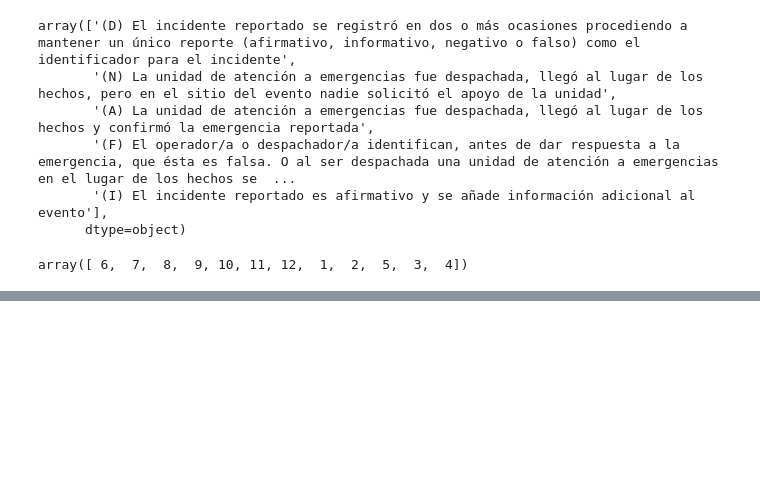
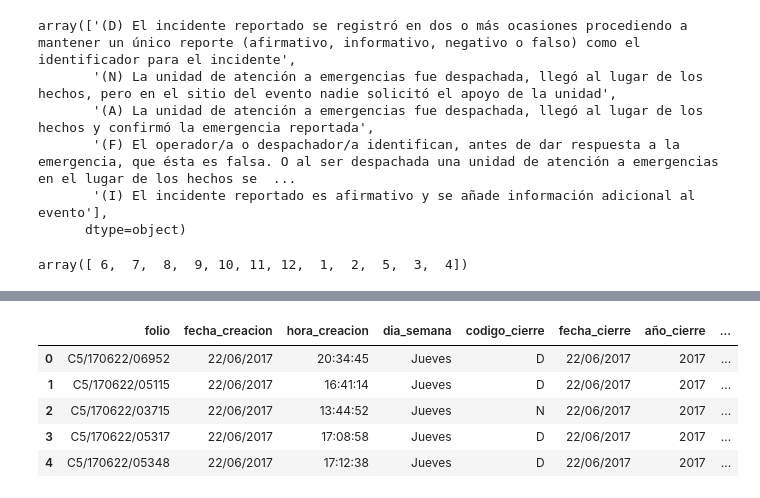
Before and after one commit to rochagose/dashboard-accidentes-MX, a Jupyter notebook: EDA.ipynb, the cells around one changed output, grey strips where cells are left out. Cells and saved outputs as stored; diff of their text form; code cells hidden in the pictures; blank space fills up the shorter version.

Commit message:
Mapeo de columnas realizado

```diff
--- a/EDA.ipynb
+++ b/EDA.ipynb
@@ -189,3 +189,7 @@ array(['(D) El incidente reportado se registró en dos o más ocasiones procedie
 df['mes'].unique()
 # %% [output]
 array([ 6,  7,  8,  9, 10, 11, 12,  1,  2,  5,  3,  4])
+# %%
+#Corregir los nombres de las delegaciones
+df['delegacion_inicio'] = df['delegacion_inicio'].apply(lambda x: x.title())
+df['delegacion_cierre'] = df['delegacion_cierre'].apply(lambda x: x.title())
@@ -191,0 +205,4 @@ array([ 6,  7,  8,  9, 10, 11, 12,  1,  2,  5,  3,  4])
+# %%
+#Corregir el tipo de entrada y el codigo de clasificacion
+df['clas_con_f_alarma'] = df['clas_con_f_alarma'].apply(lambda x: x.title())
+df['tipo_entrada'] = df['tipo_entrada'].apply(lambda x: x.title())
@@ -191,0 +218,25 @@ array([ 6,  7,  8,  9, 10, 11, 12,  1,  2,  5,  3,  4])
+# %%
+#Mapear el codigo de cierre
+mapeo_codigo_cierre = {
+    '(D)': 'D',
+    '(N)': 'N',
+    '(A)': 'A',
+    '(F)': 'F',
+    '(I)': 'I'
+}
+
+def mapear_codigo_cierre(row):
+    for key, value in mapeo_codigo_cierre.items():
+        if row.startswith(key):
+            return value
+    return row #Si no coincide con el codigo
+
+df['codigo_cierre'] = df['codigo_cierre'].apply(mapear_codigo_cierre)
+df.head()
+# %% [output]
+|  | folio | fecha_creacion | hora_creacion | dia_semana | codigo_cierre | fecha_cierre | año_cierre | ... |
+| 0 | C5/170622/06952 | 22/06/2017 | 20:34:45 | Jueves | D | 22/06/2017 | 2017 | ... |
+| 1 | C5/170622/05115 | 22/06/2017 | 16:41:14 | Jueves | D | 22/06/2017 | 2017 | ... |
+| 2 | C5/170622/03715 | 22/06/2017 | 13:44:52 | Jueves | N | 22/06/2017 | 2017 | ... |
+| 3 | C5/170622/05317 | 22/06/2017 | 17:08:58 | Jueves | D | 22/06/2017 | 2017 | ... |
+| 4 | C5/170622/05348 | 22/06/2017 | 17:12:38 | Jueves | D | 22/06/2017 | 2017 | ... |
```
Also changed, not shown: parts of 3 cells of this notebook.
